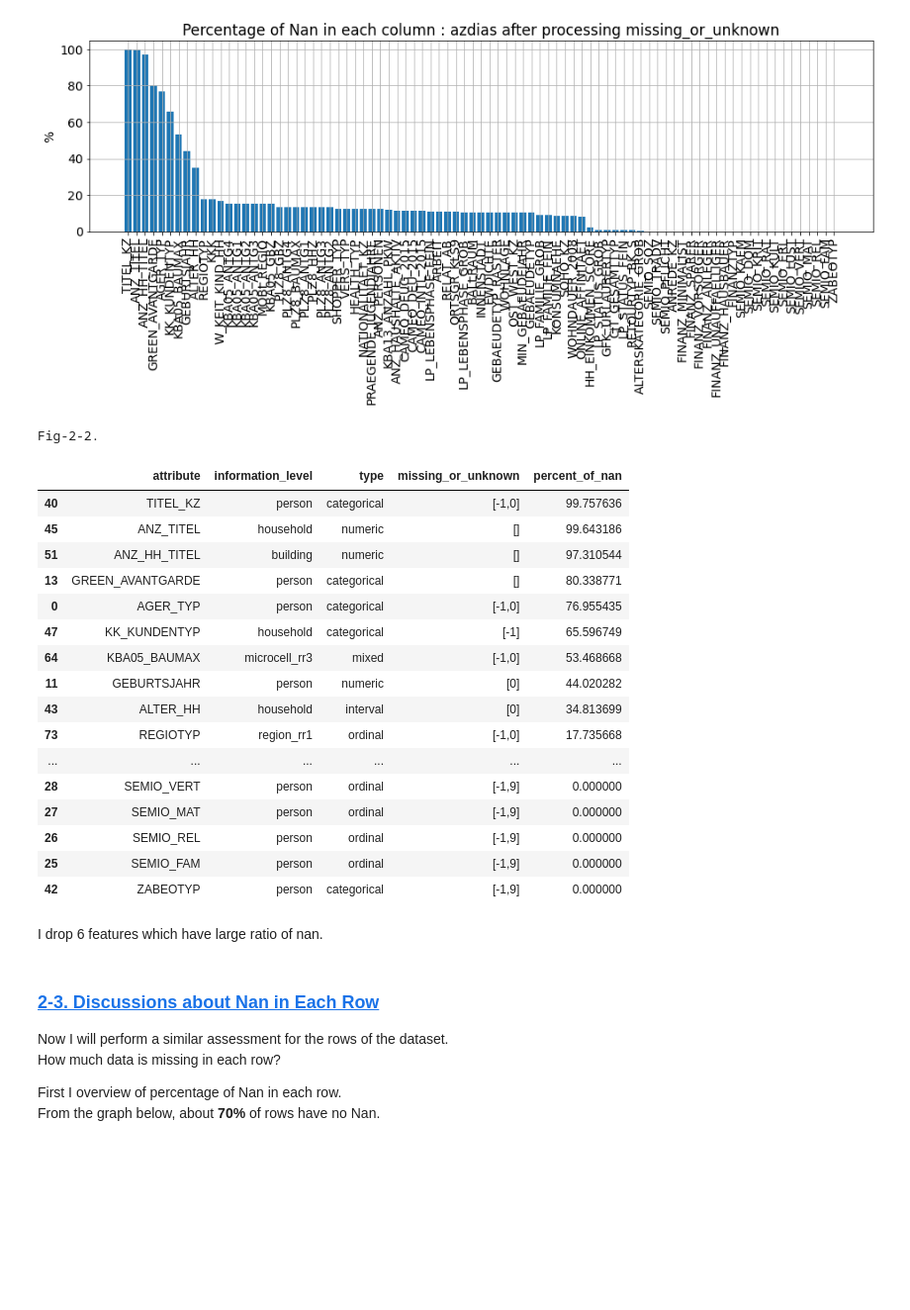
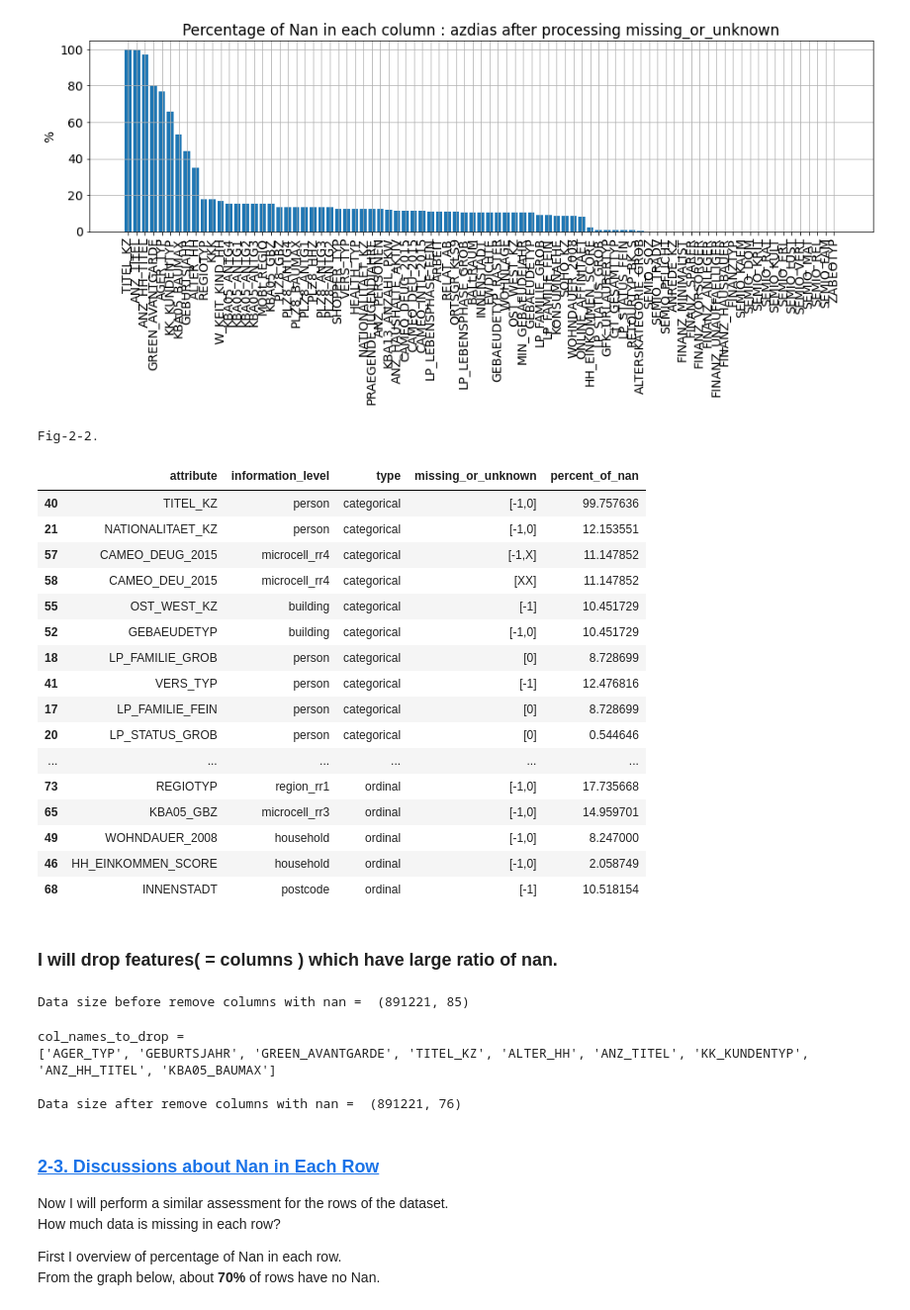
Before and after one commit to est2mzd/Machine_Learning, a Jupyter notebook: Proj_02_Identify_Customer_Segments.ipynb, the cells around one changed output. Shown at 99% size. Cells and saved outputs as stored; diff of their text form; code cells hidden in the pictures; blank space fills up the shorter version.

```diff
--- a/Proj_02_Identify_Customer_Segments.ipynb
+++ b/Proj_02_Identify_Customer_Segments.ipynb
@@ -312,7 +317,8 @@ def conv_miss_to_nan(feat_info, df):
         feature_name = feat_info["attribute"][id_feat]
         miss_string  = feat_info["missing_or_unknown"][id_feat]
 
-        #print("feature_name ={} / miss_str = {}".format(feature_name,miss_string))
+        if feature_name not in df.columns:
+            continue
 
         # replace unnecessary string
         miss_string = miss_string.replace("[", "")
@@ -405,29 +411,29 @@ Fig-2-1.
 # %%
 print("Fig-2-2.")
 ser_nan_count_azdias.rename("percent_of_nan")
 df_nan_count_azdias = pd.DataFrame(ser_nan_count_azdias, columns=["percent_of_nan"])
 df_nan_count_azdias["attribute"] = df_nan_count_azdias.index
 feat_info2 = pd.merge(feat_info, df_nan_count_azdias, on="attribute", how="left")
 feat_info2.sort_values(by=["percent_of_nan"], ascending=False, inplace=True)
-display(feat_info2)
+display(feat_info2.sort_values("type"))
 # %% [output]
 Fig-2-2.
 |  | attribute | information_level | type | missing_or_unknown | percent_of_nan |
 | 40 | TITEL_KZ | person | categorical | [-1,0] | 99.757636 |
-| 45 | ANZ_TITEL | household | numeric | [] | 99.643186 |
-| 51 | ANZ_HH_TITEL | building | numeric | [] | 97.310544 |
-| 13 | GREEN_AVANTGARDE | person | categorical | [] | 80.338771 |
-| 0 | AGER_TYP | person | categorical | [-1,0] | 76.955435 |
-| 47 | KK_KUNDENTYP | household | categorical | [-1] | 65.596749 |
-| 64 | KBA05_BAUMAX | microcell_rr3 | mixed | [-1,0] | 53.468668 |
-| 11 | GEBURTSJAHR | person | numeric | [0] | 44.020282 |
-| 43 | ALTER_HH | household | interval | [0] | 34.813699 |
+| 21 | NATIONALITAET_KZ | person | categorical | [-1,0] | 12.153551 |
+| 57 | CAMEO_DEUG_2015 | microcell_rr4 | categorical | [-1,X] | 11.147852 |
+| 58 | CAMEO_DEU_2015 | microcell_rr4 | categorical | [XX] | 11.147852 |
+| 55 | OST_WEST_KZ | building | categorical | [-1] | 10.451729 |
+| 52 | GEBAEUDETYP | building | categorical | [-1,0] | 10.451729 |
+| 18 | LP_FAMILIE_GROB | person | categorical | [0] | 8.728699 |
+| 41 | VERS_TYP | person | categorical | [-1] | 12.476816 |
+| 17 | LP_FAMILIE_FEIN | person | categorical | [0] | 8.728699 |
+| 20 | LP_STATUS_GROB | person | categorical | [0] | 0.544646 |
+| ... | ... | ... | ... | ... | ... |
 | 73 | REGIOTYP | region_rr1 | ordinal | [-1,0] | 17.735668 |
-| ... | ... | ... | ... | ... | ... |
-| 28 | SEMIO_VERT | person | ordinal | [-1,9] | 0.000000 |
-| 27 | SEMIO_MAT | person | ordinal | [-1,9] | 0.000000 |
-| 26 | SEMIO_REL | person | ordinal | [-1,9] | 0.000000 |
-| 25 | SEMIO_FAM | person | ordinal | [-1,9] | 0.000000 |
-| 42 | ZABEOTYP | person | categorical | [-1,9] | 0.000000 |
+| 65 | KBA05_GBZ | microcell_rr3 | ordinal | [-1,0] | 14.959701 |
+| 49 | WOHNDAUER_2008 | household | ordinal | [-1,0] | 8.247000 |
+| 46 | HH_EINKOMMEN_SCORE | household | ordinal | [-1,0] | 2.058749 |
+| 68 | INNENSTADT | postcode | ordinal | [-1] | 10.518154 |
 # %% [markdown]
-I drop 6 features which have large ratio of nan.
+### I will drop features( = columns ) which have large ratio of nan.
@@ -434,18 +455,15 @@ I drop 6 features which have large ratio of nan.
+# %%
+print("Data size before remove columns with nan = ", azdias.shape)
+# %% [output]
+Data size before remove columns with nan =  (891221, 85)
 # %%
-def remove_cols_with_nan(df, thresh_percentage):
-    # get the percentage of nan
-    ser_num_of_nan = df.isnull().sum(axis=0)
-    ser_num_of_nan = ser_num_of_nan / df.shape[0] * 100
-    #
-    col_names_wo_nan = ser_num_of_nan[ser_num_of_nan <= thresh_percentage].index
-    col_names_w_nan  = ser_num_of_nan[ser_num_of_nan >  thresh_percentage].index
-    #
-    df_wo_nan = df[col_names_wo_nan]
-    df_w_nan  = df[col_names_w_nan]
-    #
-    return df_wo_nan, df_w_nan
-
-azdias_droped, _  = remove_cols_with_nan(azdias, thresh_percentage=20.0)
+azdias_mod, _, col_names_to_drop = remove_cols_with_nan(azdias, thresh_percentage=30.0)
+print("Data size after remove columns with nan = ", azdias_mod.shape)
+# %% [output]
+col_names_to_drop =
+['AGER_TYP', 'GEBURTSJAHR', 'GREEN_AVANTGARDE', 'TITEL_KZ', 'ALTER_HH', 'ANZ_TITEL', 'KK_KUNDENTYP', 'ANZ_HH_TITEL', 'KBA05_BAUMAX']
+
+Data size after remove columns with nan =  (891221, 76)
 # %% [markdown]
 <a id="mokuji_2_3"></a>
 ### [2-3. Discussions about Nan in Each Row](#mokuji_0)
```
Also changed, not shown: parts of 145 cells of this notebook, 1 other file.
